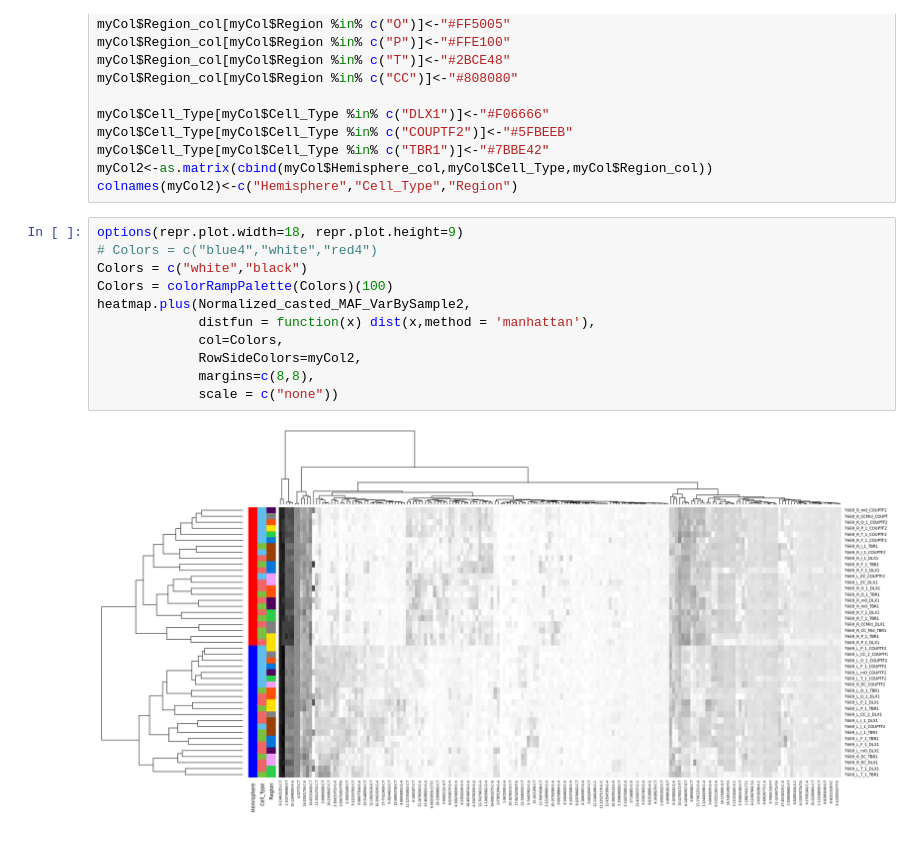
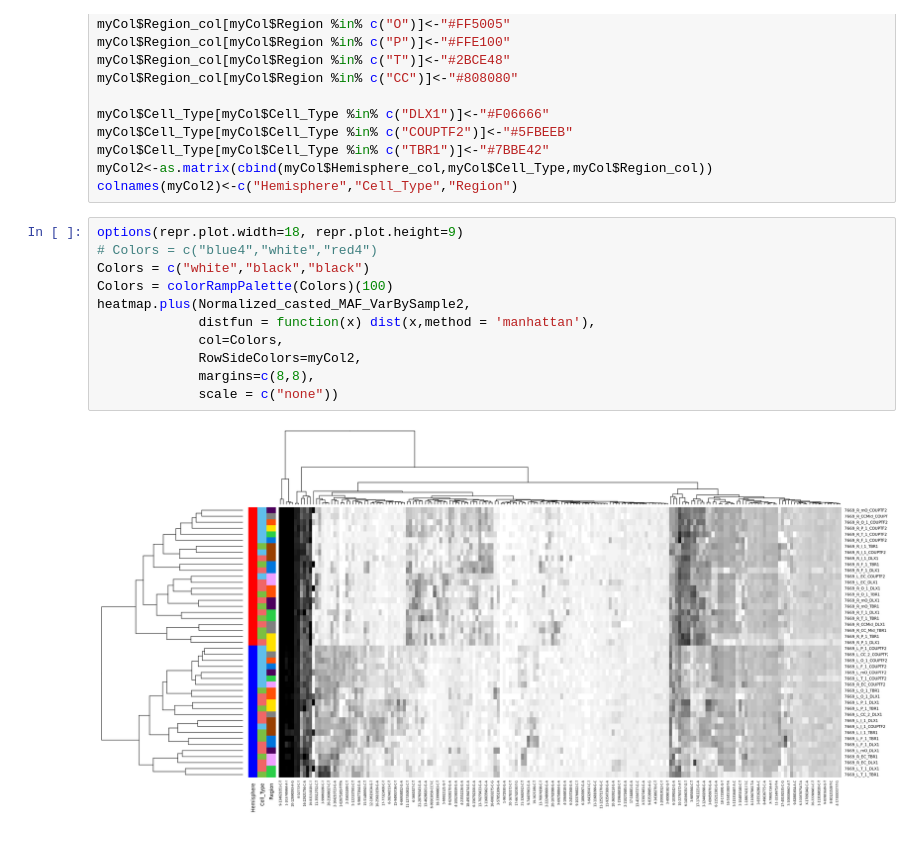
Before and after one commit to shishenyxx/Human_Inhibitory_Neurons, a Jupyter notebook: Analyses/20221223_7669_Ampliseq_QC/Basic_characteristics_of_variants/7669_variant_by_sample_heatmap.ipynb, the cells around one changed output. Cells and saved outputs as stored; diff of their text form.

```diff
--- a/Analyses/20221223_7669_Ampliseq_QC/Basic_characteristics_of_variants/7669_variant_by_sample_heatmap.ipynb
+++ b/Analyses/20221223_7669_Ampliseq_QC/Basic_characteristics_of_variants/7669_variant_by_sample_heatmap.ipynb
@@ -110,15 +105,15 @@ colnames(myCol2)<-c("Hemisphere","Cell_Type","Region")
 # %%
 options(repr.plot.width=18, repr.plot.height=9)
 # Colors = c("blue4","white","red4")
-Colors = c("white","black")
+Colors = c("white","black","black")
 Colors = colorRampPalette(Colors)(100)
 heatmap.plus(Normalized_casted_MAF_VarBySample2,
              distfun = function(x) dist(x,method = 'manhattan'),
              col=Colors,
              RowSideColors=myCol2,
              margins=c(8,8),
              scale = c("none"))
 # %% [output]
-[figure, old version]
+[figure, new version]
 # %%
 pdf(file="7669_varXsample_CTX_sorted_heatmap_scalebar.pdf",height=27,width=54)
```
Also changed, not shown: parts of 6 cells of this notebook, 12 other files.
